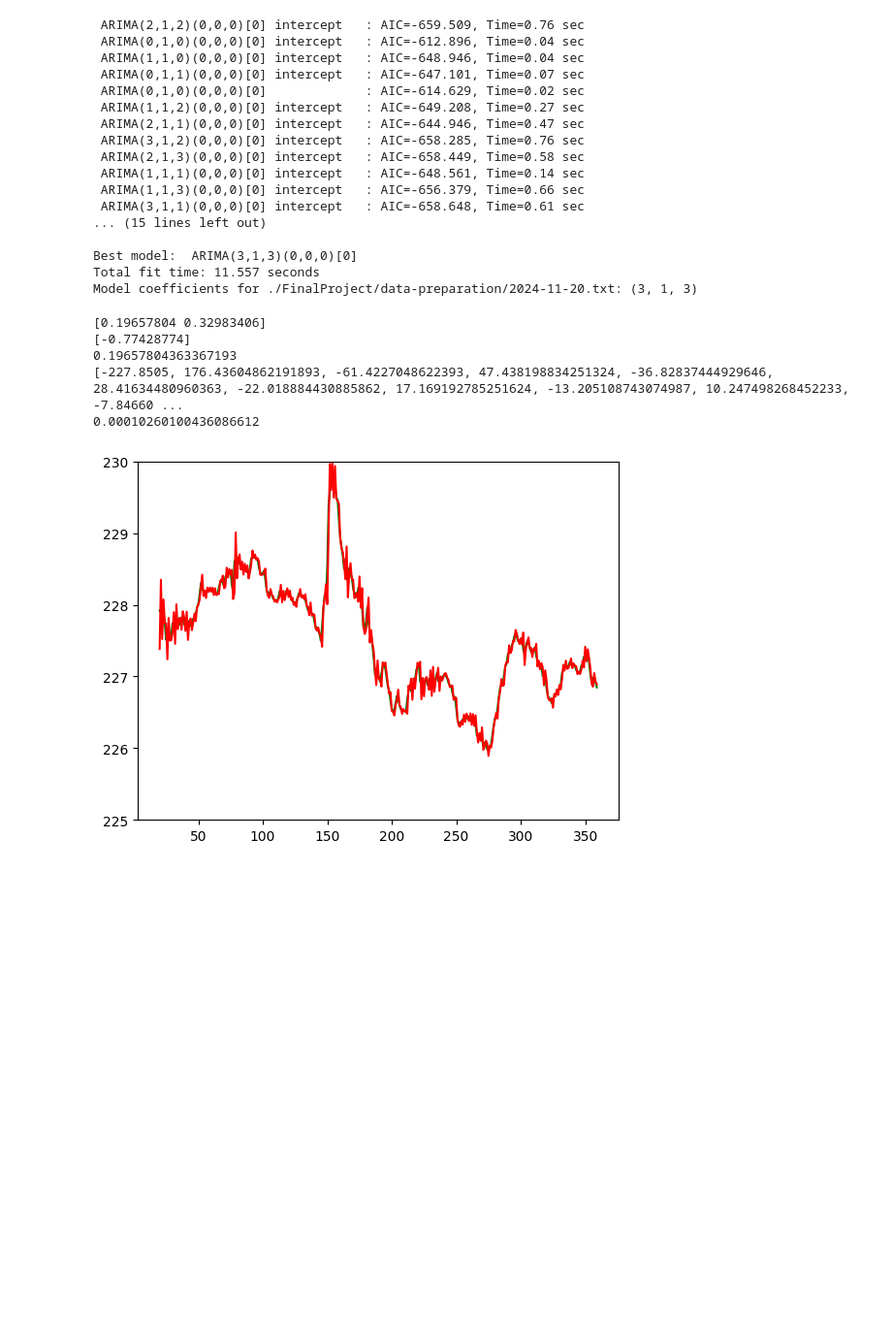
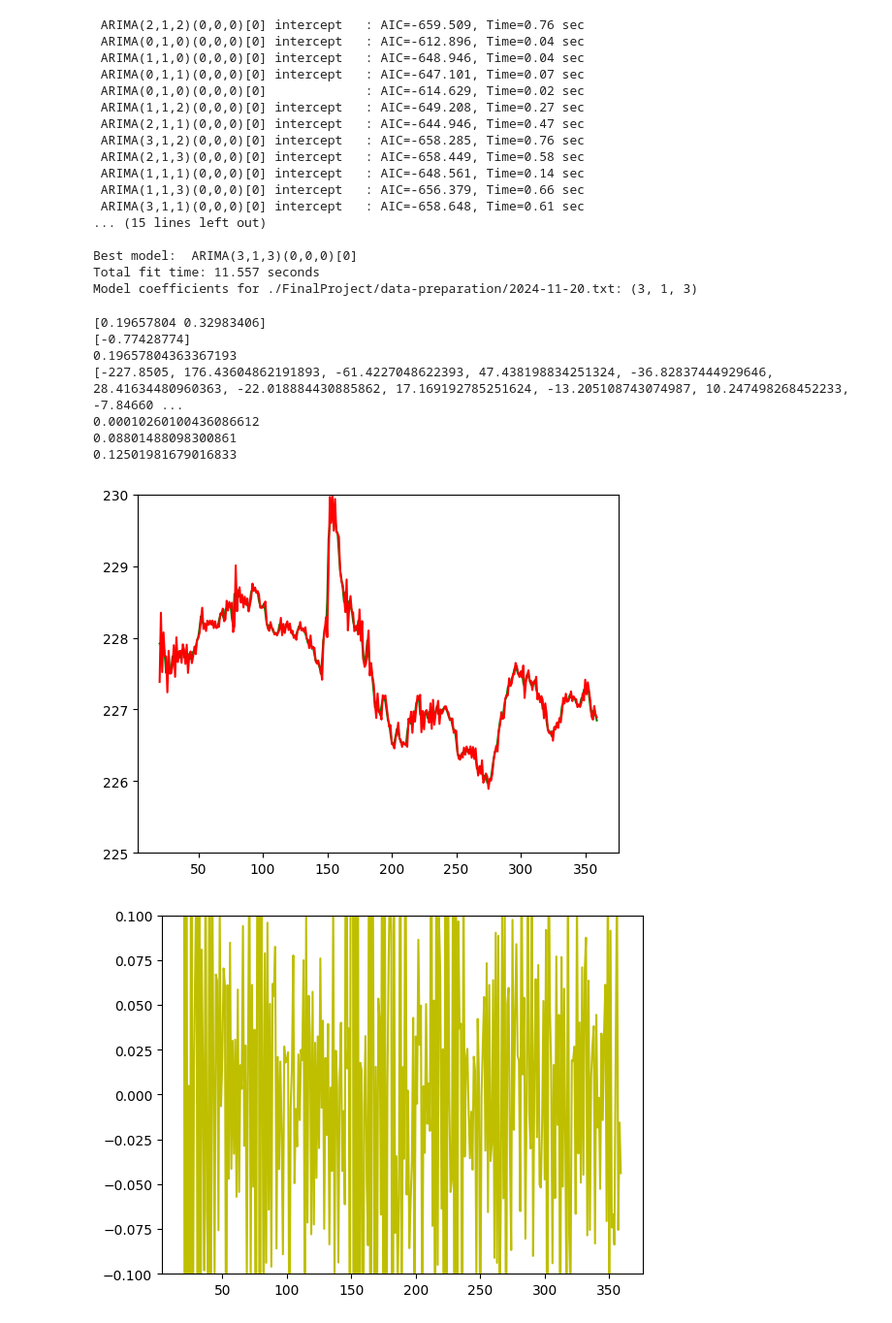
Before and after one commit to serhiimytsyk/CloudComputing, a Jupyter notebook: Untitled.ipynb, the cells around one changed output. Shown at 97% size. Cells and saved outputs as stored; diff of their text form; code cells hidden in the pictures; blank space fills up the shorter version.

```diff
--- a/Untitled.ipynb
+++ b/Untitled.ipynb
@@ -865,7 +865,10 @@ print(arparams)
 print(maparams)
 print(intercept)
 print(predictor.residuals)
-print(np.array(predictor.residuals[20:]).mean())
+res = np.array(predictor.residuals[20:])
+print(res.mean())
+print(np.abs(res).mean())
+print(np.sqrt(np.mean(res ** 2)))
 
 plt.plot(x_values[20:], dataset2[20:], color='g')
 plt.plot(x_values[20:], predictions[20:], color='r')
@@ -877,4 +880,12 @@ plt.show()
 0.19657804363367193
 [-227.8505, 176.43604862191893, -61.4227048622393, 47.438198834251324, -36.82837444929646, 28.41634480960363, -22.018884430885862, 17.169192785251624, -13.205108743074987, 10.247498268452233, -7.84660 ...
 0.00010260100436086612
+0.08801488098300861
+0.12501981679016833
 [figure]
+# %%
+plt.plot(x_values[20:], dataset2[20:] - predictions[20:], color='y')
+plt.ylim(-0.1, 0.1)
+plt.show()
+# %% [output]
+[figure, added]
```
Also changed, not shown: parts of 3 cells of this notebook.
